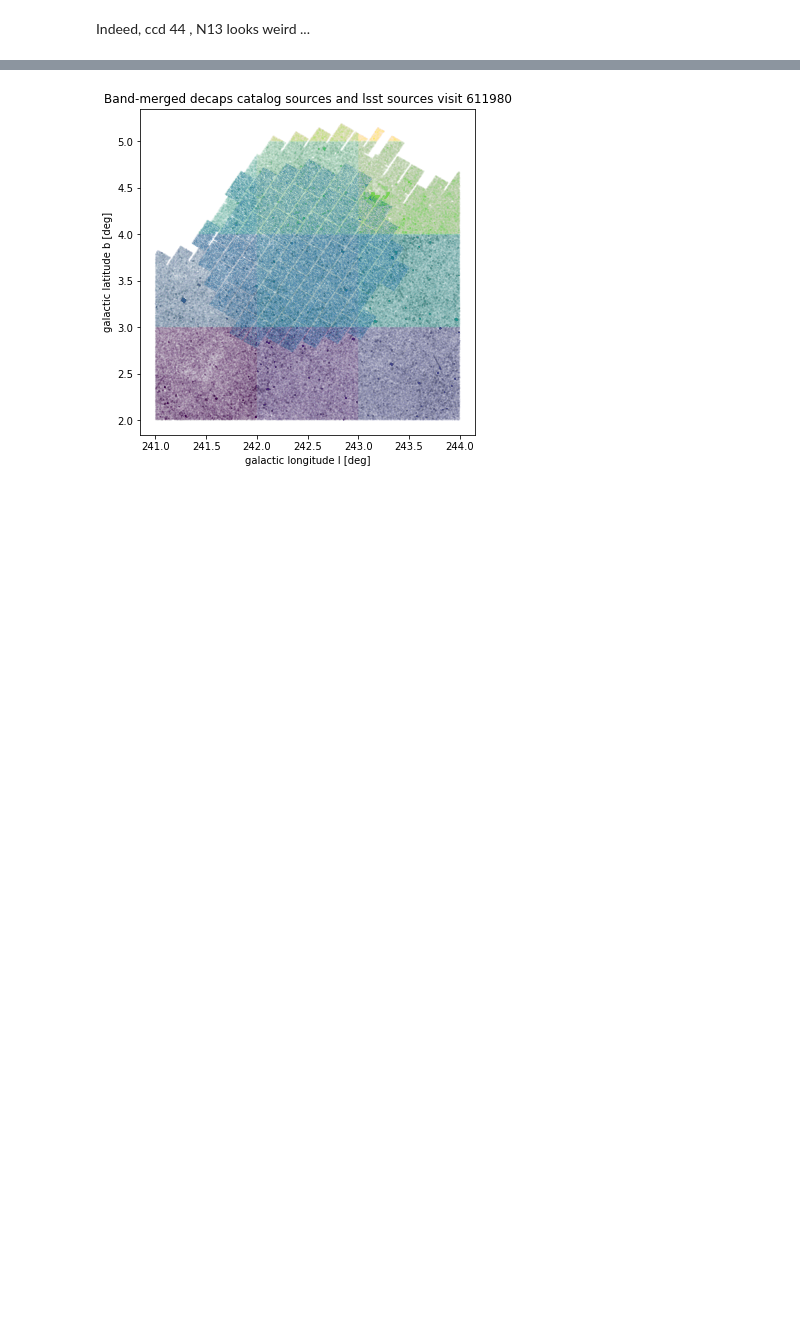
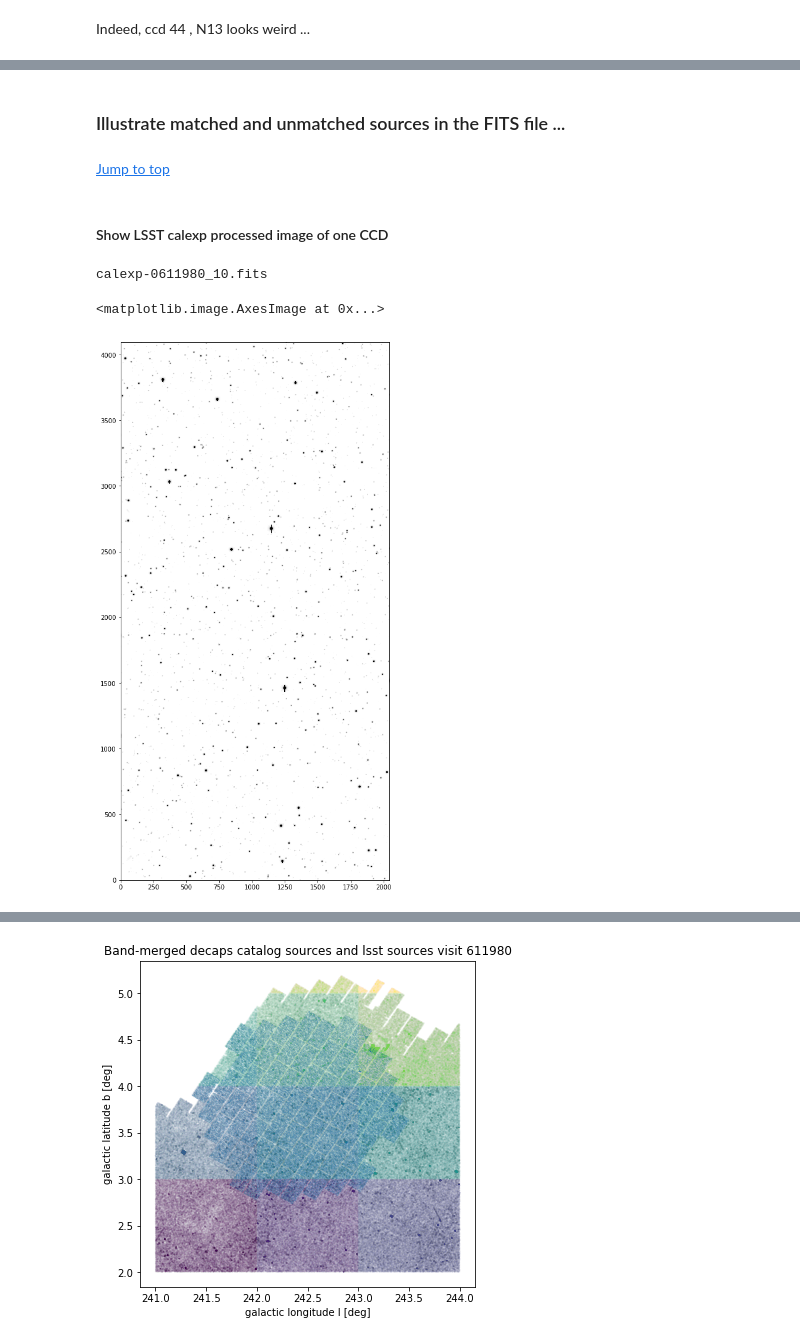
Before and after one commit to suberlak/crowded_fields, a Jupyter notebook: code/Decaps_LSST_pipeline.ipynb, the cells around one changed output, grey strips where cells are left out. Saved outputs shown, nothing was run; the diff lists cells and outputs as text; code cells hidden in the pictures; blank space fills up the shorter version.

```diff
--- a/code/Decaps_LSST_pipeline.ipynb
+++ b/code/Decaps_LSST_pipeline.ipynb
@@ -128,7 +165,7 @@ imdb_short = imdb[['sb_recno', 'sb_name', 'recno', 'catfname', 'filterid', 'ra',
 
 # this can be used to find the name of single-band catalog for
 # the given visit to make it more automatic ...
-visit = 527064
+visit = 611980
 cat_name = imdb[imdb['expnum'] == visit]['catfname'].data[0]
 
 print('The single-band catalog name corresponding to visit %d is %s' %(visit, cat_name))
@@ -939,0 +895,33 @@ good_catalogs
+# %% [markdown]
+### Illustrate matched and unmatched sources in the FITS file ... <a id='illustrate_matches'></a>
+# %% [markdown]
+[Jump to top](#toc)
+# %% [markdown]
+#### Show LSST calexp processed image of one CCD <a id='lsst_image'></a>
+# %%
+# read in the FITS file corresponding to the raw image,
+# and the processed image...
+
+
+# Read in the LSST Stack processed version
+# take just one CCD  ( eg. ccd10)
+ccdnum = 10
+fname = 'calexp-0'+str(visit)+'_'+str(ccdnum)+'.fits'
+print(fname)
+hdu = fits.open(outDir + 'calexp/'+fname)
+g_zeropoint = hdu[0].header['MAGZERO']
+
+lsst_image_data = hdu[1].data
+mean, median, std = sigma_clipped_stats(lsst_image_data, sigma=3.0, iters=5)
+threshold = 5 * std
+norm = ImageNormalize(stretch=SqrtStretch())
+fig,ax = plt.subplots(1,1,figsize = (8,16))
+vmax=7000
+f = 1
+ax.imshow(lsst_image_data, cmap='Greys', origin='lower', norm=norm,
+              vmax = vmax,
+              vmin = f*threshold)
+# %% [output]
+calexp-0611980_10.fits
+<matplotlib.image.AxesImage at 0x...>
+[figure, added]
```
Also changed, not shown: parts of 102 cells of this notebook.
